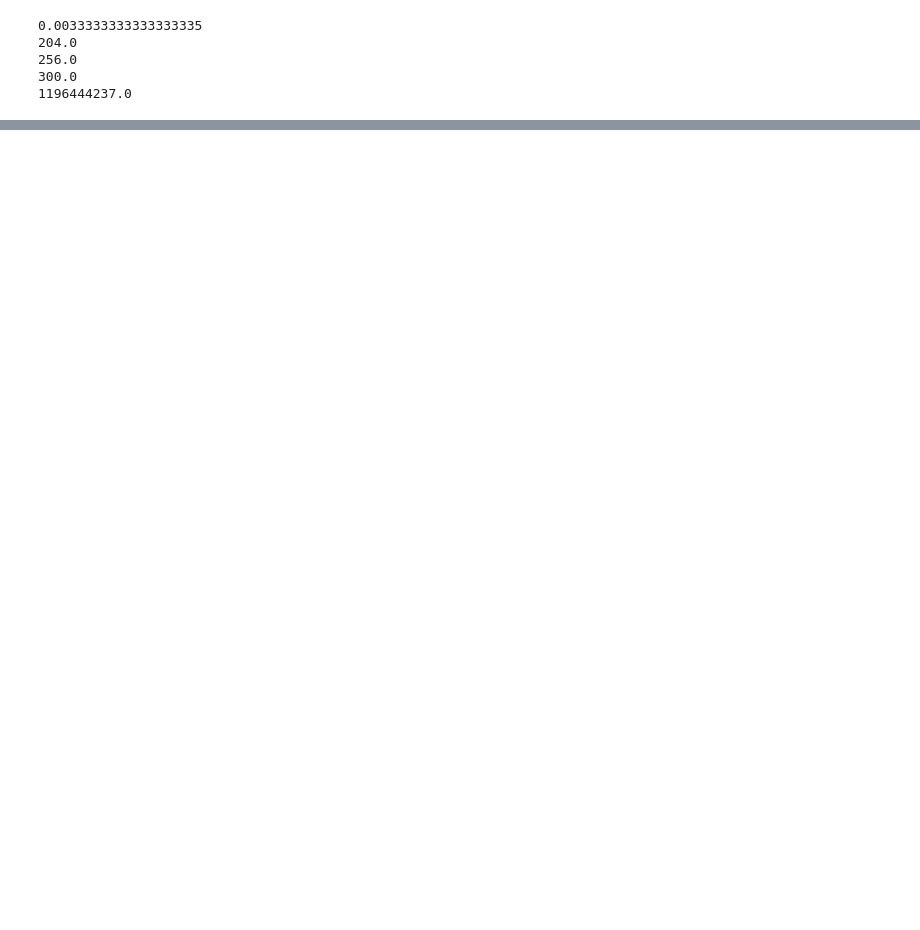
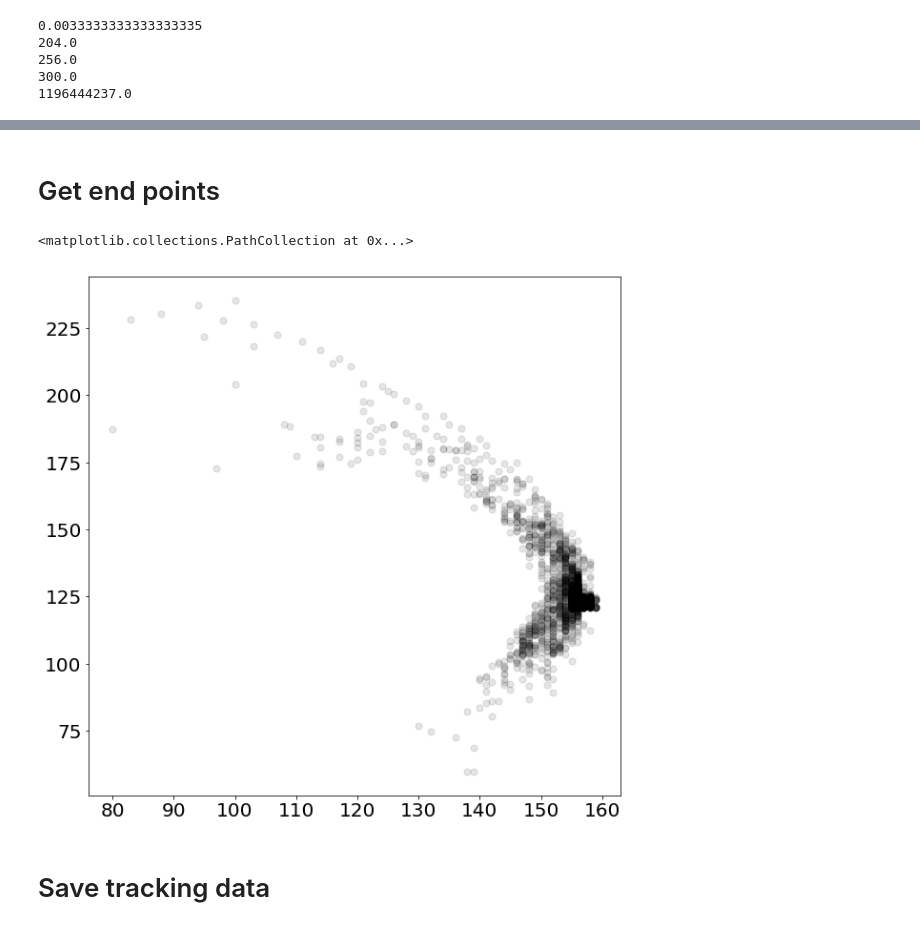
Before and after one commit to jchooch/tailtracker, a Jupyter notebook: tailTracker.ipynb, the cells around one changed output, grey strips where cells are left out. Cells and saved outputs as stored; diff of their text form; code cells hidden in the pictures; blank space fills up the shorter version.

```diff
--- a/tailTracker.ipynb
+++ b/tailTracker.ipynb
@@ -328,13 +371,31 @@ anchor = [np.median(xapts),np.median(yapts)]
 
 cropped_xlims= []
 track_points= []
+plengths = []
+numpoints = []
+
+shifted_xpoints = []
+shifted_ypoints = []
+
 for i in range(len(polyfit_object)):
 
     crp_lim = get_nearest_anchor_point(polyfit_object[i],xrange[i],anchor,stepsize=1)
     cropped_xlims.append(crp_lim)
 
-    track_points.append(get_evenly_spaced_points(polyfit_object[i],crp_lim,stepsize=10))
+    xpoints = np.arange(crp_lim[0],crp_lim[1],1)
+    ypoints = polyfit_object[i](xpoints)
 
+    xpoints = xpoints-anchor[0]
+    ypoints = ypoints-anchor[0]
 
-if savedata :
-    np.savez(outpath+'trackdata.npz', polyfit_coeffs = polyfit_coeffs, track_points = track_points)
+    shifted_xpoints.append(xpoints)
+    shifted_ypoints.append(ypoints)
+
+    plen = get_polynomial_length(polyfit_object[i],crp_lim,stepsize=1)
+    plengths.append(plen)
+
+    evenly_spaced_points = get_evenly_spaced_points(polyfit_object[i],crp_lim,stepsize=10)
+
+    track_points.append(evenly_spaced_points)
+
+    numpoints.append(len(evenly_spaced_points[0]))
@@ -340,0 +450,20 @@ if savedata :
+# %% [markdown]
+# Get end points
+# %%
+endPoints = [[],[]]
+for i in range(len(polyfit_object)):
+
+    ep = get_end_point(polyfit_object[i], [cropped_xlims[i][0], cropped_xlims[i][1]],
+                       length_threshold, stepsize = 0.1)
+
+    endPoints[0].append(ep[0])
+    endPoints[1].append(ep[1])
+
+
+plt.figure(figsize=[10,10])
+plt.scatter(endPoints[0],endPoints[1], s=50, color='black', alpha=0.1)
+# %% [output]
+<matplotlib.collections.PathCollection at 0x...>
+[figure, added]
+# %% [markdown]
+# Save tracking data
```
Also changed, not shown: parts of 10 cells of this notebook, 3 other files.
